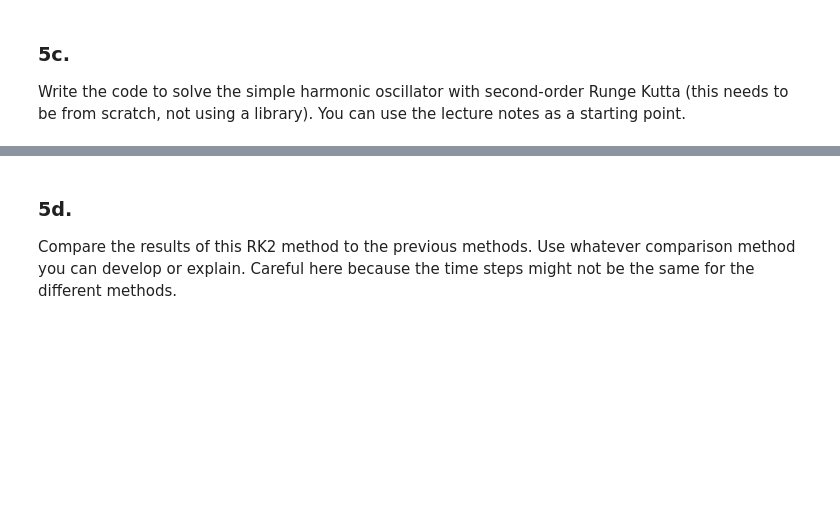
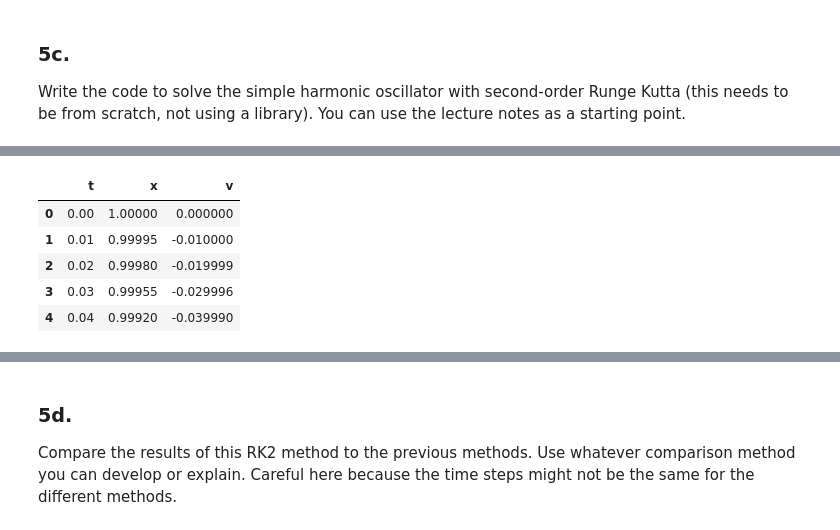
Before and after one commit to BruhddyTheThird/ProfCPisGoatedLib, a Jupyter notebook: HW V.ipynb, the cells around one changed output, grey strips where cells are left out. Saved outputs shown, nothing was run; the diff lists cells and outputs as text; code cells hidden in the pictures; blank space fills up the shorter version.

```diff
--- a/HW V.ipynb
+++ b/HW V.ipynb
@@ -432,0 +470,11 @@ Write the code to solve the simple harmonic oscillator with second-order Runge K
+# %%
+t, x, v = RungeKutta2(omega, x0, v0, t0, tf, dt)
+r_k2df = pd.DataFrame({'t': t, 'x': x, 'v': v})
+r_k2df.head()
+# %% [output]
+|  | t | x | v |
+| 0 | 0.00 | 1.00000 | 0.000000 |
+| 1 | 0.01 | 0.99995 | -0.010000 |
+| 2 | 0.02 | 0.99980 | -0.019999 |
+| 3 | 0.03 | 0.99955 | -0.029996 |
+| 4 | 0.04 | 0.99920 | -0.039990 |
```
Also changed, not shown: parts of 4 cells of this notebook.
